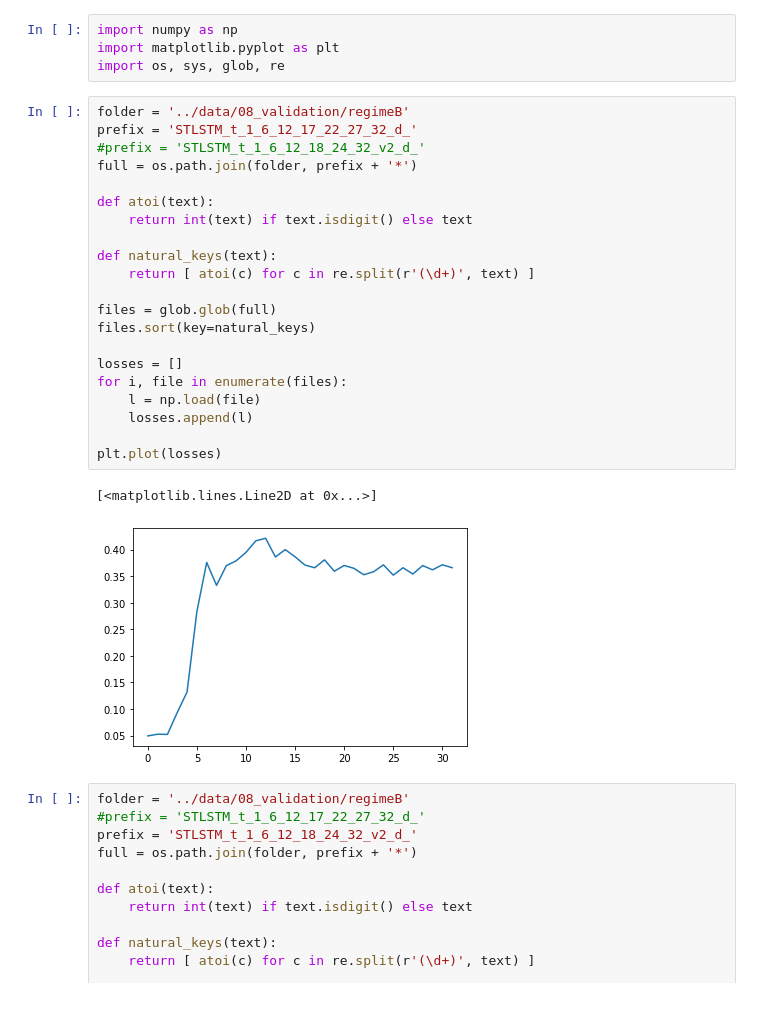
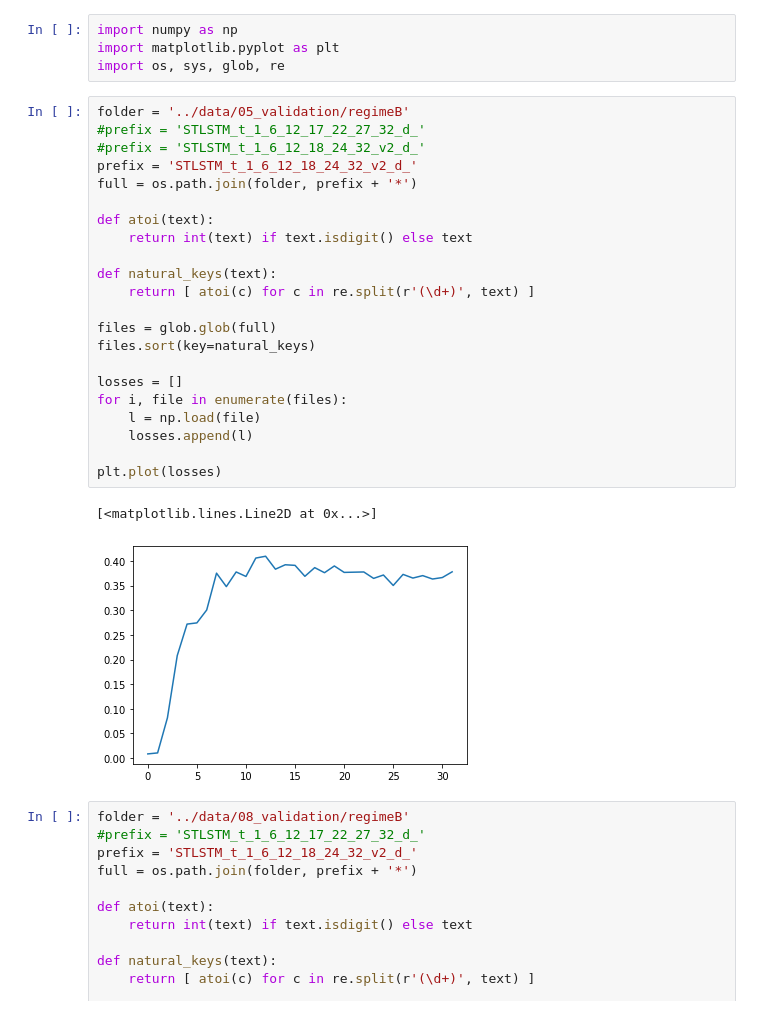
Before and after one commit to RolandGit95/FromSurface2DepthKedro, a Jupyter notebook: notebooks/plot_mae.ipynb, the cells around one changed output. Drawn from its saved outputs; the diff is of its cells as text.

```diff
--- a/notebooks/plot_mae.ipynb
+++ b/notebooks/plot_mae.ipynb
@@ -3,29 +3,30 @@ import numpy as np
 import matplotlib.pyplot as plt
 import os, sys, glob, re
 # %%
-folder = '../data/08_validation/regimeB'
-prefix = 'STLSTM_t_1_6_12_17_22_27_32_d_'
+folder = '../data/05_validation/regimeB'
+#prefix = 'STLSTM_t_1_6_12_17_22_27_32_d_'
 #prefix = 'STLSTM_t_1_6_12_18_24_32_v2_d_'
+prefix = 'STLSTM_t_1_6_12_18_24_32_v2_d_'
 full = os.path.join(folder, prefix + '*')
 
 def atoi(text):
     return int(text) if text.isdigit() else text
 
 def natural_keys(text):
     return [ atoi(c) for c in re.split(r'(\d+)', text) ]
 
 files = glob.glob(full)
 files.sort(key=natural_keys)
 
 losses = []
 for i, file in enumerate(files):
     l = np.load(file)
     losses.append(l)
 
 plt.plot(losses)
 # %% [output]
 [<matplotlib.lines.Line2D at 0x...>]
-[figure, old version]
+[figure, new version]
 # %%
 folder = '../data/08_validation/regimeB'
 #prefix = 'STLSTM_t_1_6_12_17_22_27_32_d_'
```
Also changed, not shown: 4 other files.
